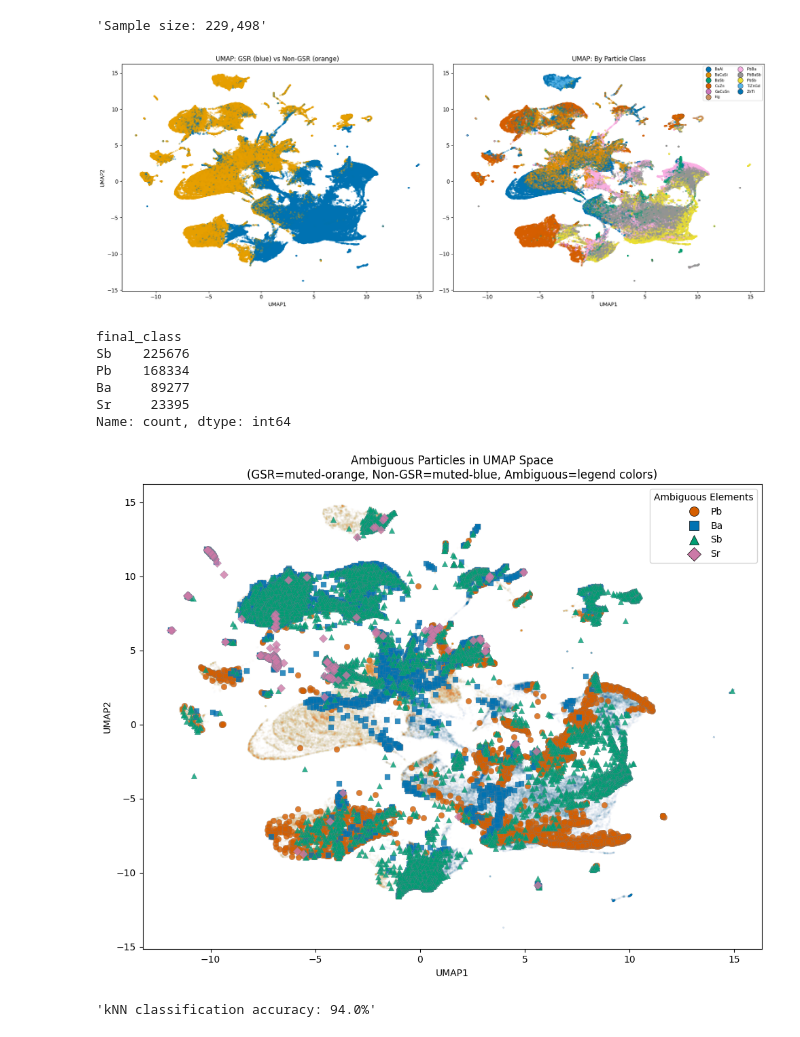
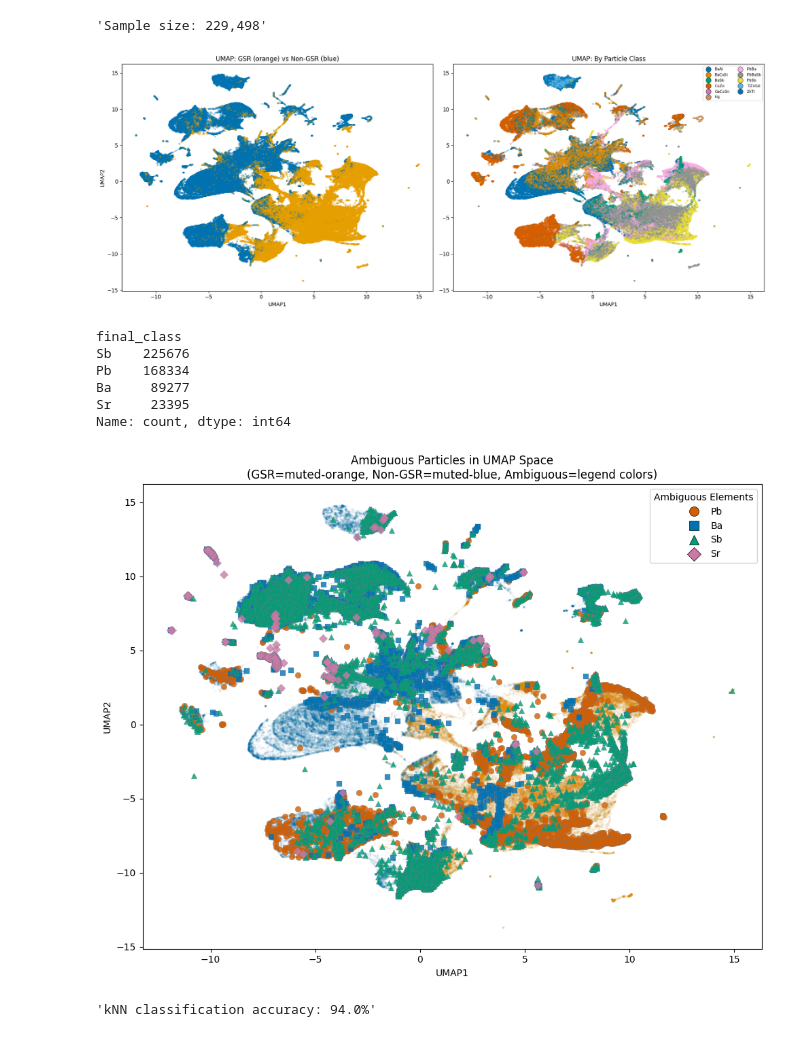
Before and after one commit to kristinpredeck/datascience-capstone, a Jupyter notebook: notebooks/eda/umap.ipynb, the cells around one changed output. Saved outputs shown, nothing was run; the diff lists cells and outputs as text; code cells hidden in the pictures.

Commit message:
imap, umap, we all map

```diff
--- a/notebooks/eda/umap.ipynb
+++ b/notebooks/eda/umap.ipynb
@@ -54,7 +62,7 @@ reducer = umap.UMAP(
 )
 X_umap = reducer.fit_transform(X_scaled)
 # %%
-# Plot the UMAP results colored by binary label and particle class
+# Plot the UMAP results (2 plots) colored by: 1) binary label; 2) particle class
 le = LabelEncoder()
 class_encoded = le.fit_transform(sample["final_class"])
 
@@ -63,7 +71,7 @@ fig, axes = plt.subplots(1, 2, figsize=(18, 7))
 # Colorblind friendly colors
 colors = (
     sample["label"]
-    .map({"GSR": "#0072B2", "Non_GSR": "#E69F00"})  # orange  # blue
+    .map({"GSR": "#E69F00", "Non_GSR": "#0072B2"})  # orange  # blue
     .values
 )
 palette = sns.color_palette("colorblind", n_colors=len(le.classes_))
@@ -71,7 +79,7 @@ point_colors = [palette[i] for i in class_encoded]
 
 # scatter plot for binary labels
 axes[0].scatter(X_umap[:, 0], X_umap[:, 1], c=colors, alpha=0.3, s=5)
-axes[0].set_title("UMAP: GSR (blue) vs Non-GSR (orange)")
+axes[0].set_title("UMAP: GSR (orange) vs Non-GSR (blue)")
 axes[0].set_xlabel("UMAP1")
 axes[0].set_ylabel("UMAP2")
 
@@ -79,34 +87,34 @@ axes[0].set_ylabel("UMAP2")
 scatter = axes[1].scatter(X_umap[:, 0], X_umap[:, 1], c=point_colors, alpha=0.3, s=5)
 axes[1].set_title("UMAP: By Particle Class")
 axes[1].set_xlabel("UMAP1")
 
 # custom legend for particle classes
 handles = [
     plt.Line2D(
         [0],
         [0],
         marker="o",
         color="w",
         markerfacecolor=palette[i],
         markersize=10,
         markeredgecolor="black",
         markeredgewidth=0.5,
         label=cls,
     )
     for i, cls in enumerate(sorted(le.classes_))
 ]
 axes[1].legend(
     handles=handles,
     loc="upper right",
     fontsize=7,
     ncol=2,
     markerscale=1
 )
 
 plt.tight_layout()
 plt.show()
 # %% [output]
-[figure, old version]
+[figure, new version]
 # %%
 # Get ambiguous class
 ambiguous = nfi_df[nfi_df['label'] == 'Ambiguous']
@@ -126,7 +134,7 @@ X_amb = scaler.transform(amb_sample[informative_cols].fillna(0).values)
 X_amb_umap = reducer.transform(X_amb)
 # %%
 # Colorblind friendly colors for ambiguous classes
-colors_muted = sample["label"].map({"GSR": palette[0], "Non_GSR": palette[1]}).values
+colors_muted = sample["label"].map({"GSR": palette[1], "Non_GSR": palette[0]}).values
 amb_classes = [
     ("Pb", "#D55E00", "o"),  # vermillion
     ("Ba", "#0072B2", "s"),  # blue
@@ -136,7 +144,7 @@ amb_classes = [
 
 # replot binary UMAP w/ muted colors
 fig, ax = plt.subplots(figsize=(10, 8))
-ax.scatter(X_umap[:, 0], X_umap[:, 1], c=colors_muted, alpha=0.01, s=2)
+ax.scatter(X_umap[:, 0], X_umap[:, 1], c=colors_muted, alpha=0.03, s=2)
 
 # Overlay ambiguous class
 for cls, color, marker in amb_classes:
@@ -172,11 +180,11 @@ handles = [
 ]
 ax.legend(handles=handles, fontsize=10, title="Ambiguous Elements")
 ax.set_title(
-    "Ambiguous Particles in UMAP Space\n(GSR=muted-blue, Non-GSR=muted-orange, Ambiguous=legend colors)"
+    "Ambiguous Particles in UMAP Space\n(GSR=muted-orange, Non-GSR=muted-blue, Ambiguous=legend colors)"
 )
 ax.set_xlabel("UMAP1")
 ax.set_ylabel("UMAP2")
 plt.tight_layout()
 plt.show()
 # %% [output]
-[figure, old version]
+[figure, new version]
```
Also changed, not shown: parts of 4 cells of this notebook.
